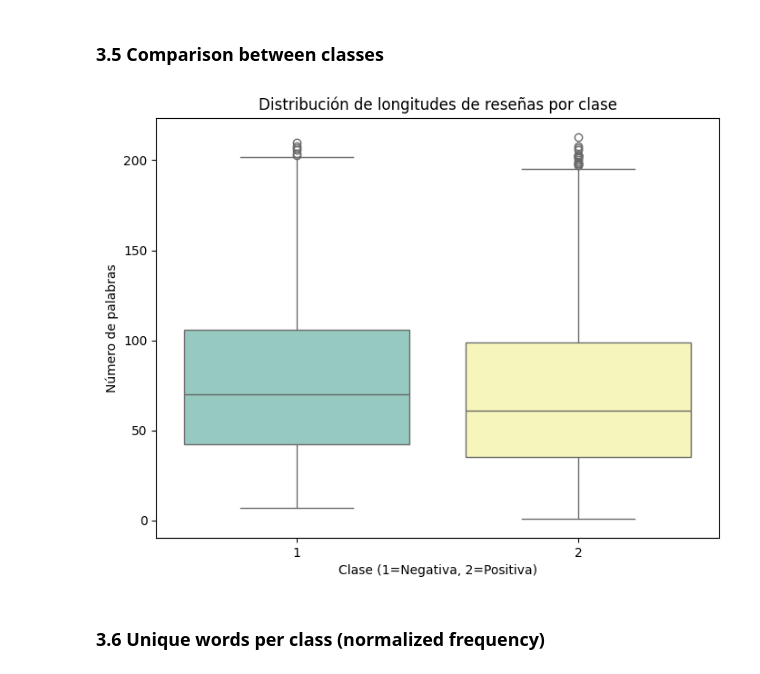
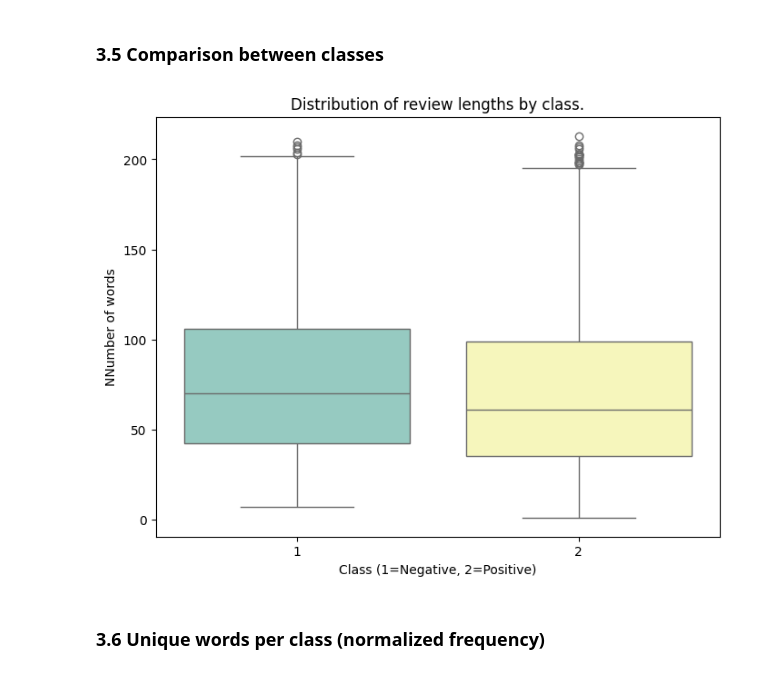
Before and after one commit to MVasquez95/Amazon-reviews, a Jupyter notebook: notebook.ipynb, the cells around one changed output. Drawn from its saved outputs; the diff is of its cells as text; code cells hidden in the pictures.

```diff
--- a/notebook.ipynb
+++ b/notebook.ipynb
@@ -451,12 +451,12 @@ Top bigrams - Positivos
 # %%
 plt.figure(figsize=(8,6))
 sns.boxplot(x="label", y="review_length", data=df, hue="label", palette="Set3", legend=False)
-plt.title("Distribución de longitudes de reseñas por clase")
-plt.xlabel("Clase (1=Negativa, 2=Positiva)")
-plt.ylabel("Número de palabras")
+plt.title("Distribution of review lengths by class.")
+plt.xlabel("Class (1=Negative, 2=Positive)")
+plt.ylabel("NNumber of words")
 plt.show()
 # %% [output]
-[figure, old version]
+[figure, new version]
 # %% [markdown]
 ### 3.6 Unique words per class (normalized frequency)
 # %%
```
Also changed, not shown: parts of 6 cells of this notebook, 1 other file.
